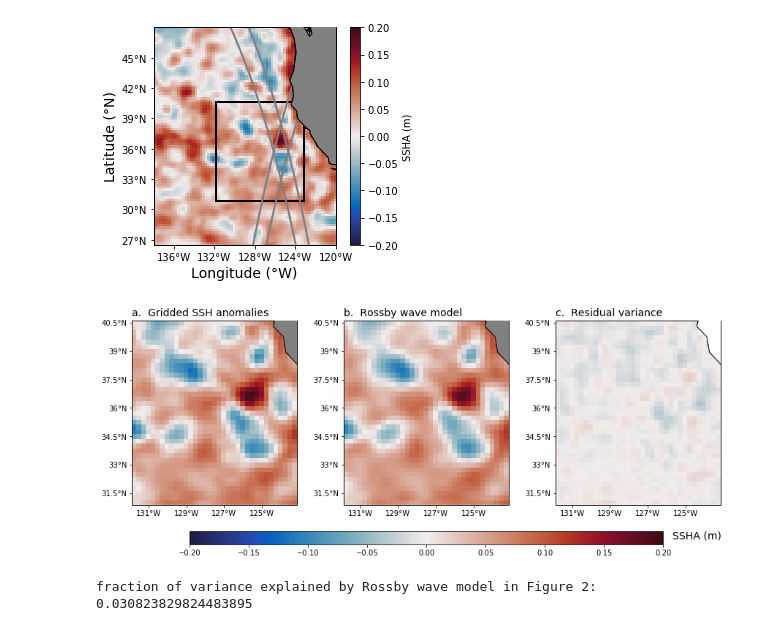
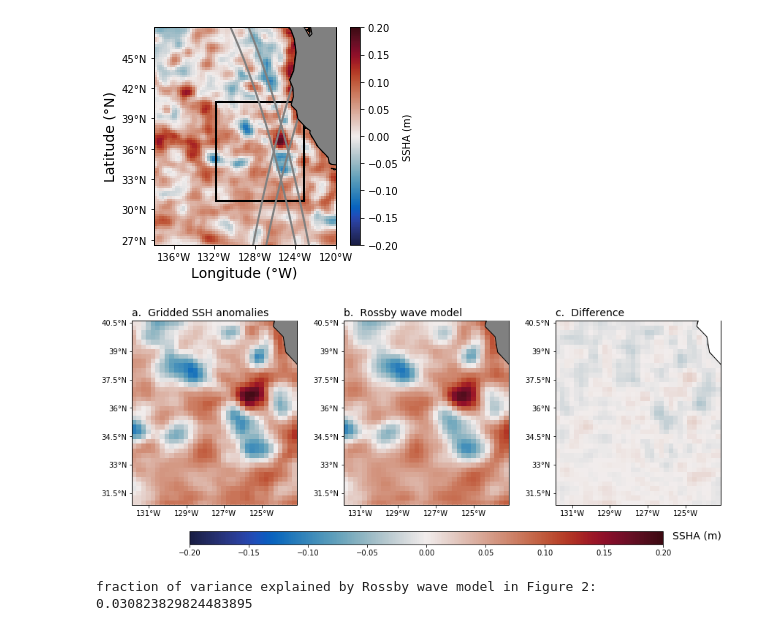
Before and after one commit to sgille/swot_correlated_error, a Jupyter notebook: STEP1_case_study_figures.ipynb, the cells around one changed output. Drawn from its saved outputs; the diff is of its cells as text; code cells hidden in the pictures.

Commit message:
Add files via upload
fixed figure title

```diff
--- a/STEP1_case_study_figures.ipynb
+++ b/STEP1_case_study_figures.ipynb
@@ -300,35 +311,35 @@ ax[2].add_feature(cfeature.LAND, edgecolor='black', zorder=100, facecolor='white
 # ax[1].colorbar()
 # ax[1].xlabel('Longitude (\N{DEGREE SIGN}W)', fontsize = 14)
 # ax[1].ylabel('Latitude (\N{DEGREE SIGN}N)', fontsize = 14)
 # ax[1].title('b) Rossby wave model, 450 waves', fontsize = 14)
 ax[2].set_xticks(np.arange(-131,-123,2))
 ax[2].set_yticks(np.arange(31.5,42,1.5))
 ax[2].xaxis.set_major_formatter(lon_formatter)
 ax[2].yaxis.set_major_formatter(lat_formatter)
-ax[2].set_title('c.  Residual variance', fontsize=14,loc='left')
+ax[2].set_title('c.  Difference', fontsize=14,loc='left')
 
 plt.tight_layout()
 
 # Adjust the location of the subplots on the page to make room for the colorbar
 fig.subplots_adjust(bottom=0.2, top=0.9, left=0.1, right=0.9,
                     wspace=0.02, hspace=0.02)
 
 # Add a colorbar axis at the bottom of the graph
 cbar_ax = fig.add_axes([0.2, 0.05, 0.6, 0.05])
 
 # Draw the colorbar
 cbar=fig.colorbar(cs, cax=cbar_ax,orientation='horizontal')
 cbar_ax.text(1.02,0.45,'SSHA (m)',fontsize=14)
 # cbar.ax.set_ylabel('(m)', position=(15,0), fontsize=12, rotation=0)
 # plt.colorbar()
 # plt.xlabel('Longitude (\N{DEGREE SIGN}W)', fontsize = 14)
 # plt.ylabel('Latitude (\N{DEGREE SIGN}N)', fontsize = 14)
 # plt.title('c) Residual variance ' + str((variance_explained_inverse[day]) * 100)[:4] + '%', fontsize = 14)
 # plt.tight_layout()
 plt.savefig('./fwrd_ssh_' + str(date_time[day0+day])[:10] +'_day' + str(i) + 'waves.png', dpi = 300)
 #plt.close()
 # %% [output]
-[figure, old version]
+[figure, new version]
 # %%
 # fraction of variance explained by Rossby wave model in Figure 2.
 print('fraction of variance explained by Rossby wave model in Figure 2:',variance_explained_inverse[i])
```
Also changed, not shown: parts of 1 cell of this notebook.
